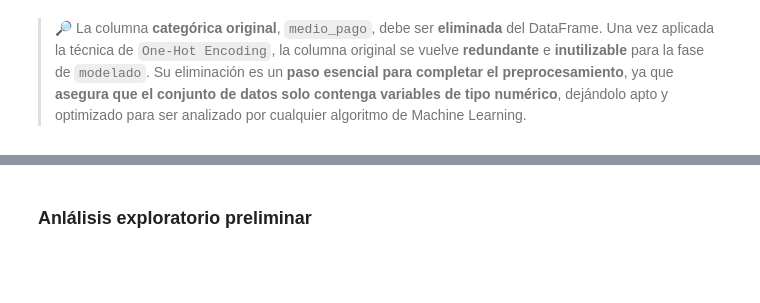
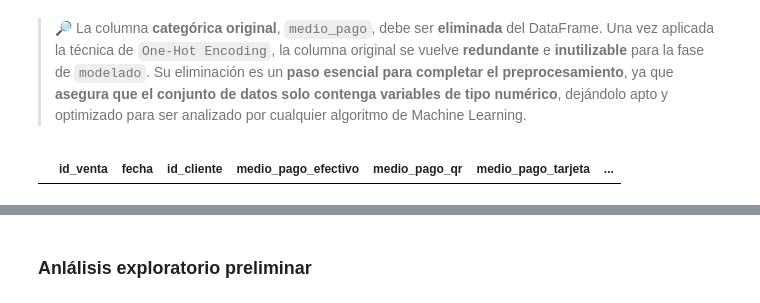
Before and after one commit to augustovillegas/ProyectoAurelionIBM, a Jupyter notebook: limp_y_trans_ventas.ipynb, the cells around one changed output, grey strips where cells are left out. Cells and saved outputs as stored; diff of their text form; code cells hidden in the pictures; blank space fills up the shorter version.

```diff
--- a/limp_y_trans_ventas.ipynb
+++ b/limp_y_trans_ventas.ipynb
@@ -392,4 +392,9 @@ memory usage: 7.0 KB
 # %%
 # Eliminamos las columna 'medio_pago'
 df_ventas_True.drop('medio_pago', axis=1, inplace=True)
+# %%
+# Revisión que la columna 'medio_pago' se haya borrado con éxito
+df_ventas_True.head(0)
+# %% [output]
+|  | id_venta | fecha | id_cliente | medio_pago_efectivo | medio_pago_qr | medio_pago_tarjeta | ... |
 # %%
```
Also changed, not shown: parts of 2 cells of this notebook.
